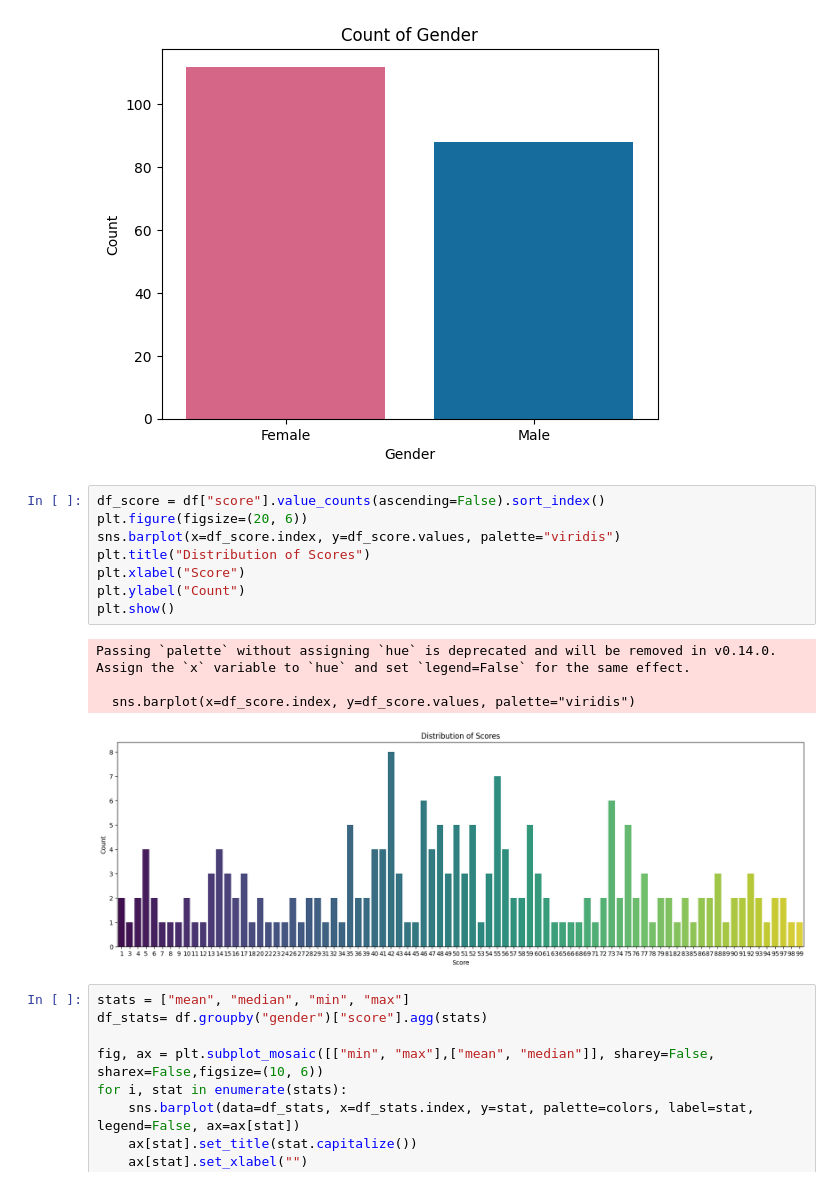
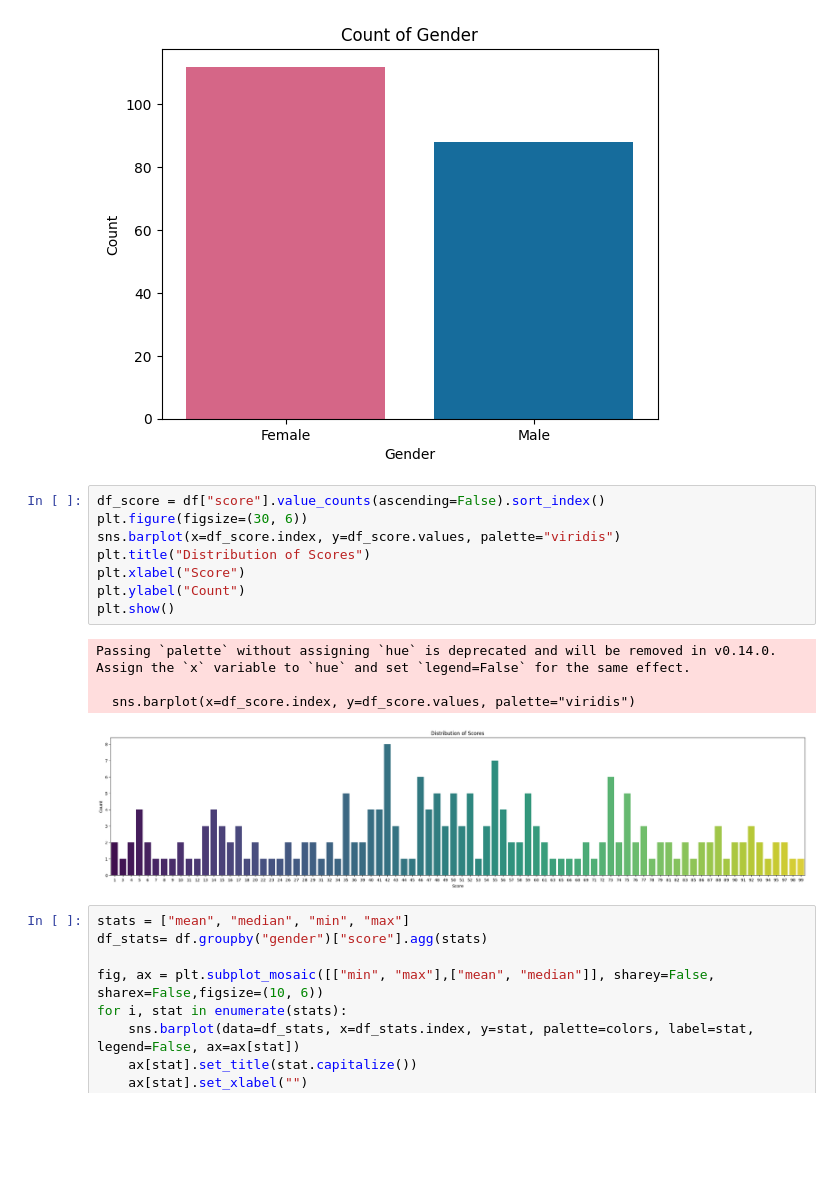
Before and after one commit to thelightfeaver/Mall-Costumer-ML, a Jupyter notebook: notebooks/1-exploration.ipynb, the cells around one changed output. Cells and saved outputs as stored; diff of their text form; blank space fills up the shorter version.

```diff
--- a/notebooks/1-exploration.ipynb
+++ b/notebooks/1-exploration.ipynb
@@ -60,17 +60,17 @@ Passing `palette` without assigning `hue` is deprecated and will be removed in v
 [figure]
 # %%
 df_score = df["score"].value_counts(ascending=False).sort_index()
-plt.figure(figsize=(20, 6))
+plt.figure(figsize=(30, 6))
 sns.barplot(x=df_score.index, y=df_score.values, palette="viridis")
 plt.title("Distribution of Scores")
 plt.xlabel("Score")
 plt.ylabel("Count")
 plt.show()
 # %% [output]
 Passing `palette` without assigning `hue` is deprecated and will be removed in v0.14.0. Assign the `x` variable to `hue` and set `legend=False` for the same effect.
 
   sns.barplot(x=df_score.index, y=df_score.values, palette="viridis")
-[figure, old version]
+[figure, new version]
 # %%
 stats = ["mean", "median", "min", "max"]
 df_stats= df.groupby("gender")["score"].agg(stats)
```
Also changed, not shown: parts of 1 cell of this notebook.
